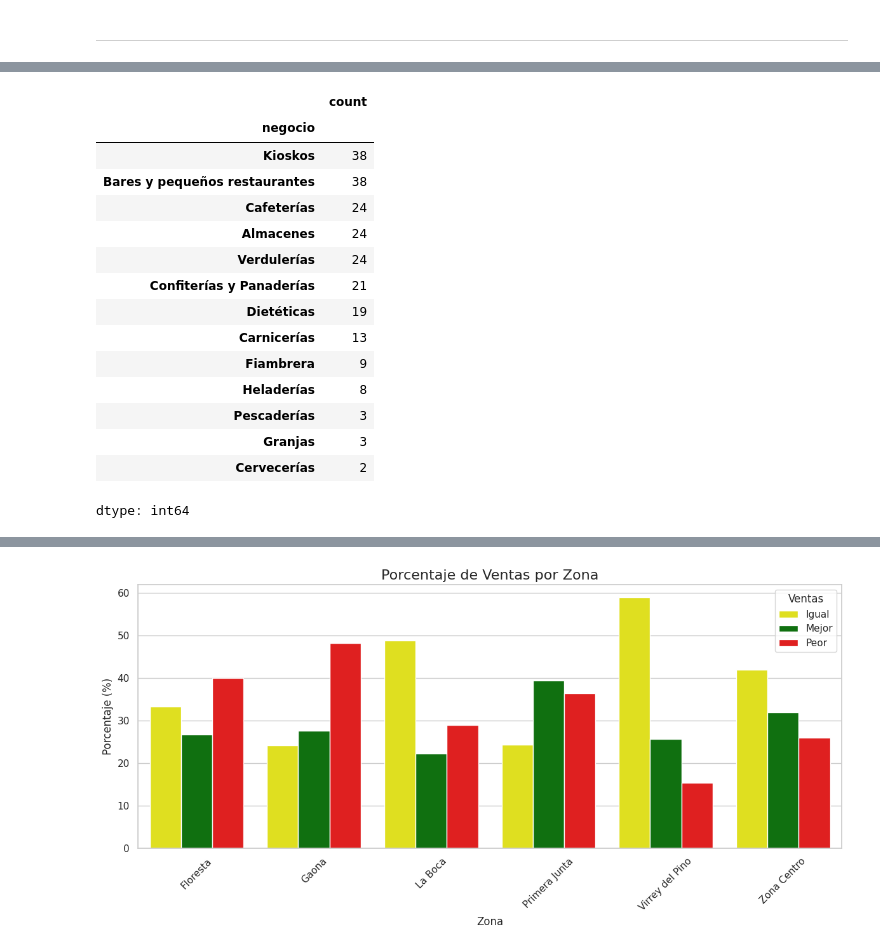
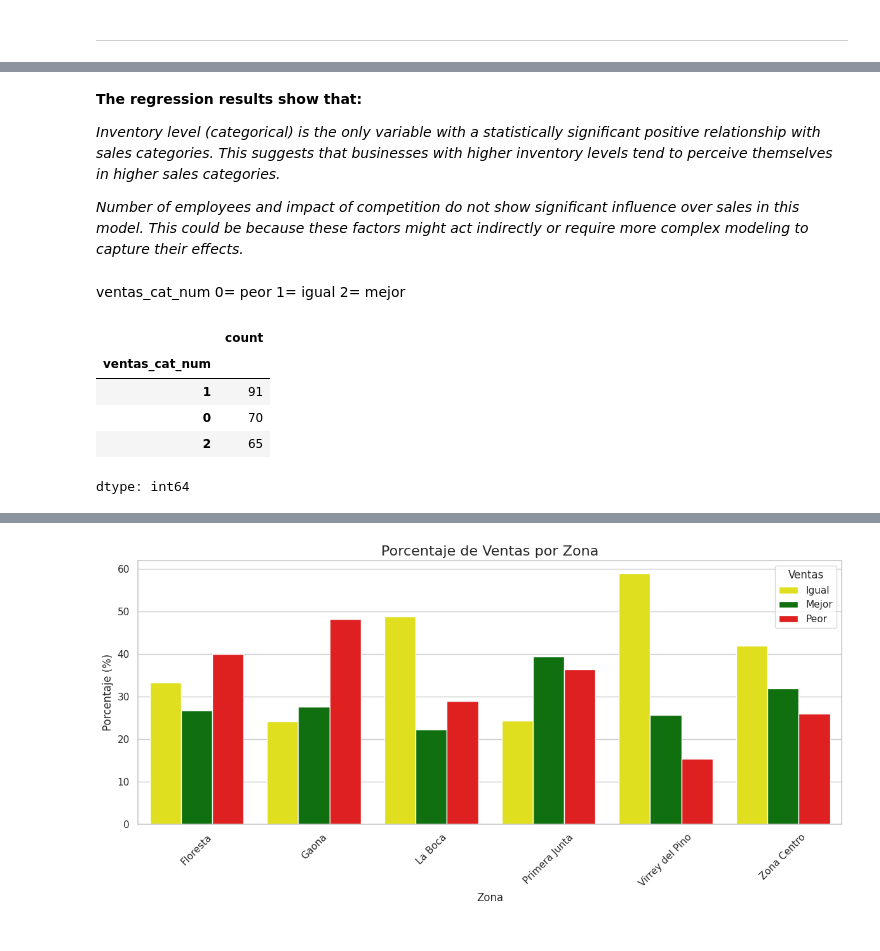
Before and after one commit to TiagoHarari/MIT_LIFT_Research, a Jupyter notebook: Final_G14_MIT.ipynb, the cells around one changed output, grey strips where cells are left out. Saved outputs shown, nothing was run; the diff lists cells and outputs as text; code cells hidden in the pictures.

```diff
--- a/Final_G14_MIT.ipynb
+++ b/Final_G14_MIT.ipynb
@@ -73,15 +64,0 @@ most_used_credit
-# %%
-# Calcular la edad de los negocios
-df['edad_negocio'] = 2024 - df['apertura']
-
-# Clasificar los negocios en categorías según su edad
-df['categoria_edad'] = pd.cut(df['edad_negocio'], bins=[0, 5, 10, 20, float('inf')],
-                              labels=['0-5 años', '6-10 años', '11-20 años', '21+ años'])
-
-# Agregar una columna que indique si un negocio utiliza algún crédito
-df['usa_credito'] = df[credit_columns].apply(lambda row: 'Sí' if 'Sí' in row.values else 'No', axis=1)
-
-# Comparar la proporción de negocios que usan crédito según la categoría de edad
-credit_by_age = df.groupby('categoria_edad')['usa_credito'].value_counts(normalize=True).unstack() * 100
-
-credit_by_age
@@ -518,0 +411,20 @@ Los datos están vacíos después de la conversión y limpieza. Revisa el archiv
+# %%
+import statsmodels.api as sm
+
+# Codificar ventas y otras categóricas como numéricas (si no lo hiciste antes)
+df['ventas_cat_num'] = pd.Categorical(df['ventas_cat']).codes
+df['inventario_cat_num'] = pd.Categorical(df['inventario_cat']).codes
+df['impacto_competencia_cat_num'] = pd.Categorical(df['impacto_competencia_cat']).codes
+
+# Definir variables dependiente e independientes
+X = df[['inventario_cat_num', 'trabajadores', 'impacto_competencia_cat_num']]
+y = df['ventas_cat_num']
+
+# Agregar constante
+X = sm.add_constant(X)
+
+# Ajustar modelo
+model = sm.OLS(y, X).fit()
+
+# Resumen del modelo
+print(model.summary())
@@ -519,19 +449,20 @@ Los datos están vacíos después de la conversión y limpieza. Revisa el archiv
+# %% [markdown]
+**The regression results show that:**
+
+*Inventory level (categorical) is the only variable with a statistically significant positive relationship with sales categories. This suggests that businesses with higher inventory levels tend to perceive themselves in higher sales categories.*
+
+*Number of employees and impact of competition do not show significant influence over sales in this model. This could be because these factors might act indirectly or require more complex modeling to capture their effects.*
+# %% [markdown]
+ventas_cat_num
+0= peor
+1= igual
+2= mejor
 # %%
-df["negocio"].value_counts()
+df['ventas_cat_num'].value_counts()
 # %% [output]
 |  | count |
-| negocio |  |
-| Kioskos | 38 |
-| Bares y pequeños restaurantes | 38 |
-| Cafeterías | 24 |
-| Almacenes | 24 |
-| Verdulerías | 24 |
-| Confiterías y Panaderías | 21 |
-| Dietéticas | 19 |
-| Carnicerías | 13 |
-| Fiambrera | 9 |
-| Heladerías | 8 |
-| Pescaderías | 3 |
-| Granjas | 3 |
-| Cervecerías | 2 |
+| ventas_cat_num |  |
+| 1 | 91 |
+| 0 | 70 |
+| 2 | 65 |
 dtype: int64
```
Also changed, not shown: parts of 58 cells of this notebook.
